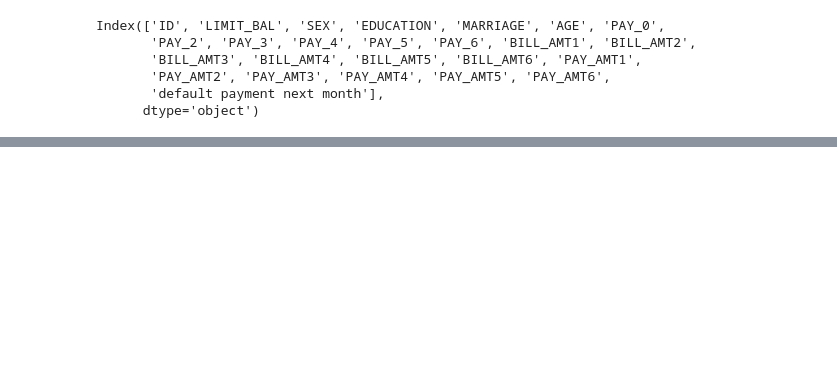
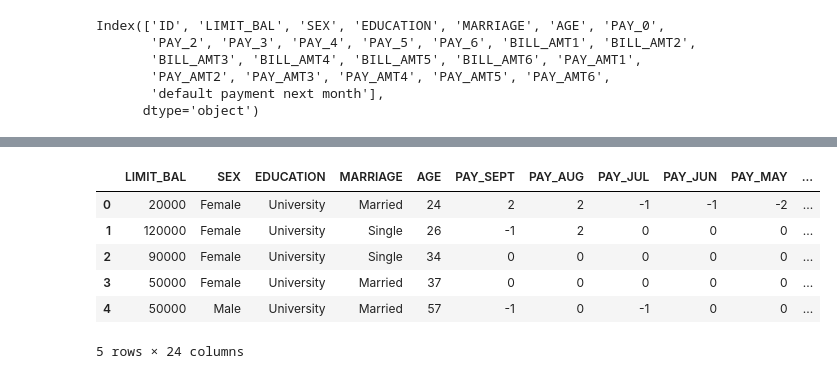
Before and after one commit to m123m12/credit-card-default-prediction, a Jupyter notebook: credit_card_default_prediction.ipynb, the cells around one changed output, grey strips where cells are left out. Drawn from its saved outputs; the diff is of its cells as text; code cells hidden in the pictures; blank space fills up the shorter version.

```diff
--- a/credit_card_default_prediction.ipynb
+++ b/credit_card_default_prediction.ipynb
@@ -160,0 +249,17 @@ Index(['ID', 'LIMIT_BAL', 'SEX', 'EDUCATION', 'MARRIAGE', 'AGE', 'PAY_0',
+# %%
+#replacing values with the labels
+card_data.replace({'SEX': {1 : 'Male', 2 : 'Female'}}, inplace=True)
+card_data.replace({'EDUCATION' : {1 : 'Graduate School', 2 : 'University', 3 : 'High School', 4 : 'others',5 : 'others',6 : 'others',0 : 'others'}}, inplace=True)
+card_data.replace({'MARRIAGE' : {1 : 'Married', 2 : 'Single', 3 : 'others',0 : 'others'}}, inplace = True)
+card_data.replace({'IsDefaulter' : {1 : 'Yes', 0 : 'No'}}, inplace = True)
+# %%
+#check the first five rows
+card_data.head()
+# %% [output]
+|  | LIMIT_BAL | SEX | EDUCATION | MARRIAGE | AGE | PAY_SEPT | PAY_AUG | PAY_JUL | PAY_JUN | PAY_MAY | ... |
+| 0 | 20000 | Female | University | Married | 24 | 2 | 2 | -1 | -1 | -2 | ... |
+| 1 | 120000 | Female | University | Single | 26 | -1 | 2 | 0 | 0 | 0 | ... |
+| 2 | 90000 | Female | University | Single | 34 | 0 | 0 | 0 | 0 | 0 | ... |
+| 3 | 50000 | Female | University | Married | 37 | 0 | 0 | 0 | 0 | 0 | ... |
+| 4 | 50000 | Male | University | Married | 57 | -1 | 0 | -1 | 0 | 0 | ... |
+5 rows × 24 columns
```
Also changed, not shown: parts of 13 cells of this notebook.
